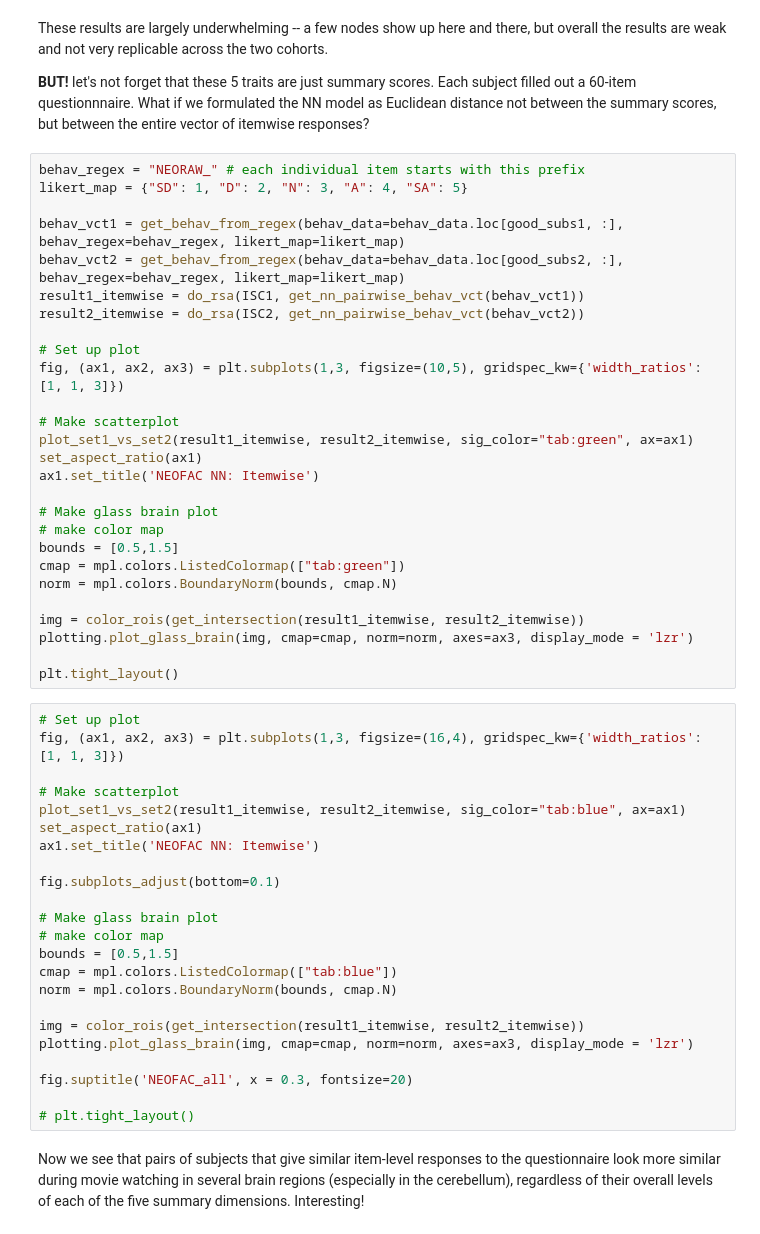
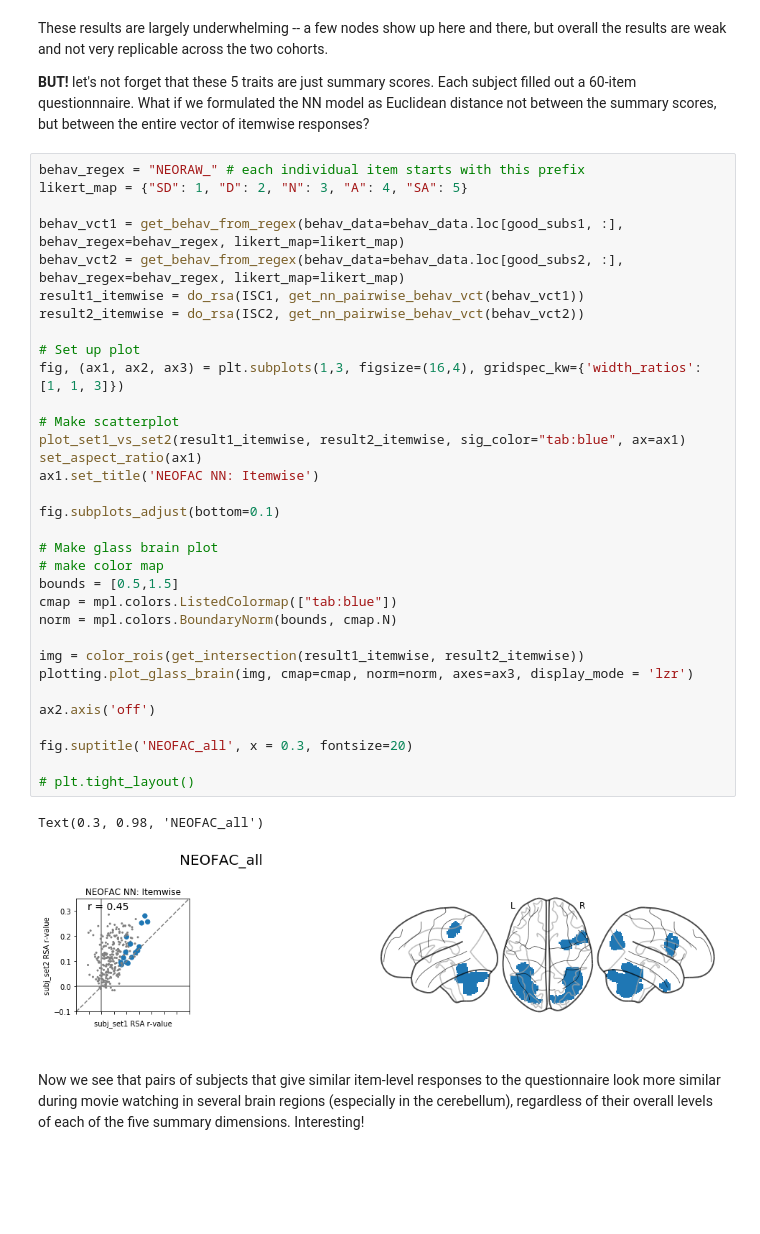
Before and after one commit to esfinn/intersubj_rsa, a Jupyter notebook: isRSA_HCP_demo.ipynb, the cells around one changed output. Cells and saved outputs as stored; diff of their text form; blank space fills up the shorter version.

```diff
--- a/isRSA_HCP_demo.ipynb
+++ b/isRSA_HCP_demo.ipynb
@@ -718,53 +741,39 @@ These results are largely underwhelming -- a few nodes show up here and there, b
 # %%
 behav_regex = "NEORAW_" # each individual item starts with this prefix
 likert_map = {"SD": 1, "D": 2, "N": 3, "A": 4, "SA": 5}
 
 behav_vct1 = get_behav_from_regex(behav_data=behav_data.loc[good_subs1, :], behav_regex=behav_regex, likert_map=likert_map)
 behav_vct2 = get_behav_from_regex(behav_data=behav_data.loc[good_subs2, :], behav_regex=behav_regex, likert_map=likert_map)
 result1_itemwise = do_rsa(ISC1, get_nn_pairwise_behav_vct(behav_vct1))
 result2_itemwise = do_rsa(ISC2, get_nn_pairwise_behav_vct(behav_vct2))
 
 # Set up plot
-fig, (ax1, ax2, ax3) = plt.subplots(1,3, figsize=(10,5), gridspec_kw={'width_ratios': [1, 1, 3]})
+fig, (ax1, ax2, ax3) = plt.subplots(1,3, figsize=(16,4), gridspec_kw={'width_ratios': [1, 1, 3]})
 
 # Make scatterplot
-plot_set1_vs_set2(result1_itemwise, result2_itemwise, sig_color="tab:green", ax=ax1)
+plot_set1_vs_set2(result1_itemwise, result2_itemwise, sig_color="tab:blue", ax=ax1)
 set_aspect_ratio(ax1)
 ax1.set_title('NEOFAC NN: Itemwise')
+
+fig.subplots_adjust(bottom=0.1)
 
 # Make glass brain plot
 # make color map
 bounds = [0.5,1.5]
-cmap = mpl.colors.ListedColormap(["tab:green"])
+cmap = mpl.colors.ListedColormap(["tab:blue"])
 norm = mpl.colors.BoundaryNorm(bounds, cmap.N)
 
 img = color_rois(get_intersection(result1_itemwise, result2_itemwise))
 plotting.plot_glass_brain(img, cmap=cmap, norm=norm, axes=ax3, display_mode = 'lzr')
 
-plt.tight_layout()
+ax2.axis('off')
+
+fig.suptitle('NEOFAC_all', x = 0.3, fontsize=20)
+
+# plt.tight_layout()
+# %% [output]
+Text(0.3, 0.98, 'NEOFAC_all')
+[figure, added]
-# %%
-# Set up plot
-fig, (ax1, ax2, ax3) = plt.subplots(1,3, figsize=(16,4), gridspec_kw={'width_ratios': [1, 1, 3]})
-
-# Make scatterplot
-plot_set1_vs_set2(result1_itemwise, result2_itemwise, sig_color="tab:blue", ax=ax1)
-set_aspect_ratio(ax1)
-ax1.set_title('NEOFAC NN: Itemwise')
-
-fig.subplots_adjust(bottom=0.1)
-
-# Make glass brain plot
-# make color map
-bounds = [0.5,1.5]
-cmap = mpl.colors.ListedColormap(["tab:blue"])
-norm = mpl.colors.BoundaryNorm(bounds, cmap.N)
-
-img = color_rois(get_intersection(result1_itemwise, result2_itemwise))
-plotting.plot_glass_brain(img, cmap=cmap, norm=norm, axes=ax3, display_mode = 'lzr')
-
-fig.suptitle('NEOFAC_all', x = 0.3, fontsize=20)
-
-# plt.tight_layout()
 # %% [markdown]
 Now we see that pairs of subjects that give similar item-level responses to the questionnaire look more similar during movie watching in several brain regions (especially in the cerebellum), regardless of their overall levels of each of the five summary dimensions. Interesting!
 # %%
```
Also changed, not shown: parts of 4 cells of this notebook.
